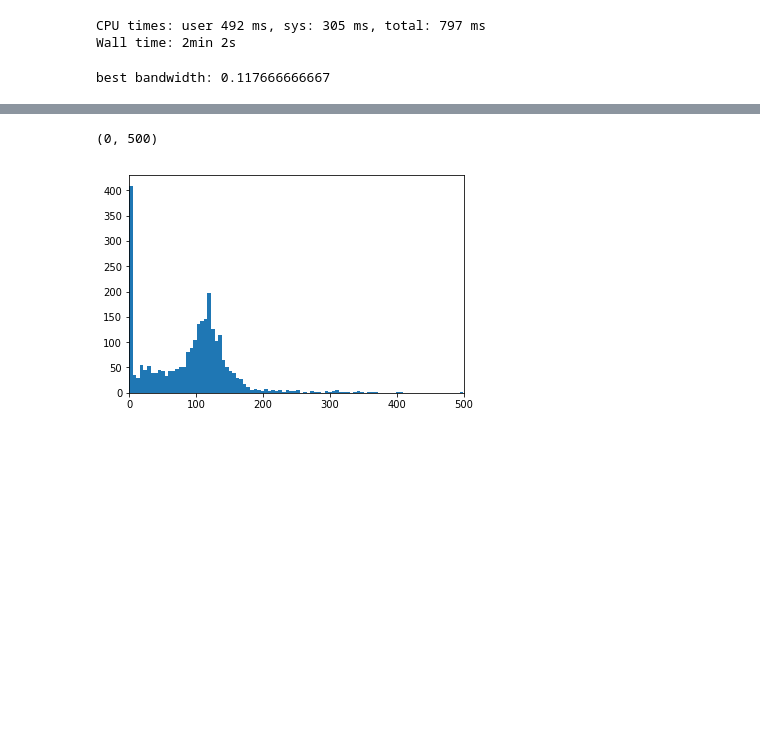
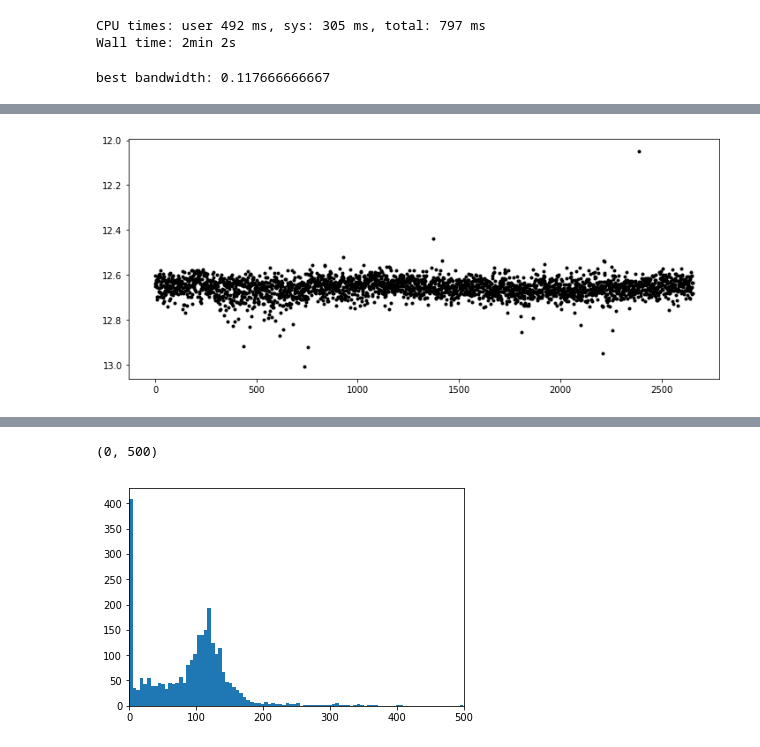
Before and after one commit to tzdwi/GaiaSprintMassive, a Jupyter notebook: code/features_python27.ipynb, the cells around one changed output, grey strips where cells are left out. Saved outputs shown, nothing was run; the diff lists cells and outputs as text; code cells hidden in the pictures; blank space fills up the shorter version.

```diff
--- a/code/features_python27.ipynb
+++ b/code/features_python27.ipynb
@@ -382,6 +296,6 @@ from matplotlib.patches import Ellipse
 # %%
-%%time
 lens = []
 for name in unique_names:
     df = get_lightcurve(name,'../data/bright_blue_lightcurves/data/')
     lens.append(len(df))
+lens = np.array(lens)
@@ -390,0 +302,10 @@ Wall time: 3min 20s
+# %%
+longest = unique_names[lens == max(lens)]
+# %%
+df = get_lightcurve(longest[0],'../data/bright_blue_lightcurves/data/')
+# %%
+plt.figure(figsize=(12,5))
+plt.scatter(range(len(df)),df['w1mpro'],marker='.',c='k')
+plt.gca().invert_yaxis()
+# %% [output]
+[figure, added]
```
Also changed, not shown: parts of 20 cells of this notebook.
